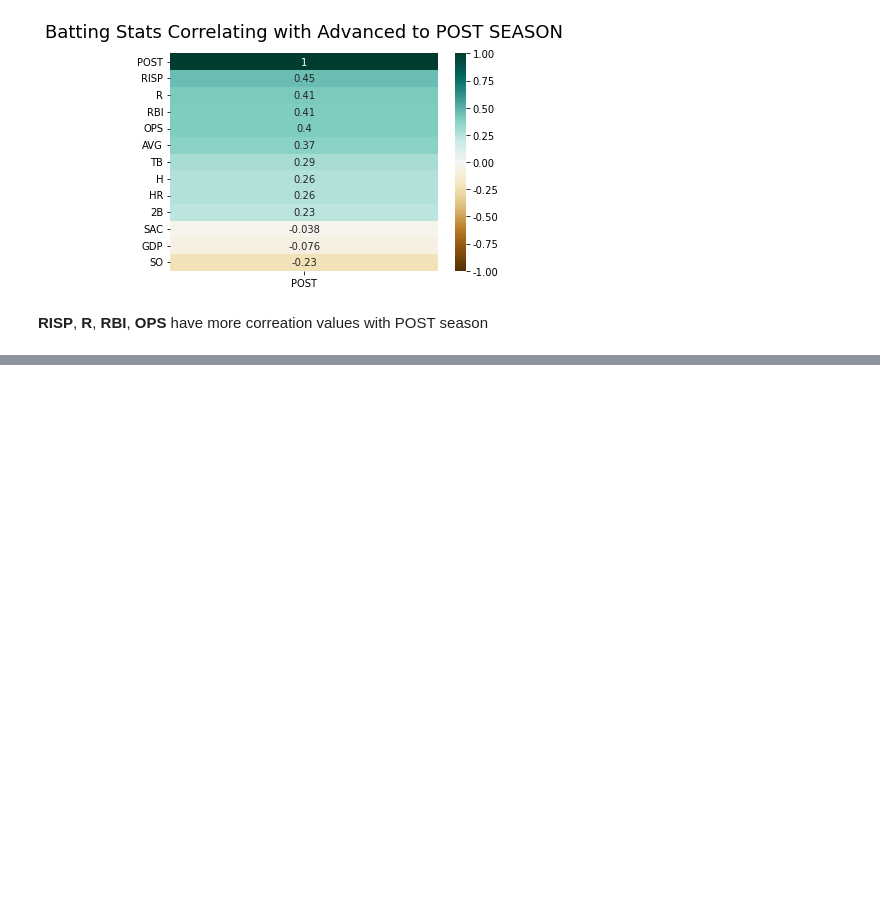
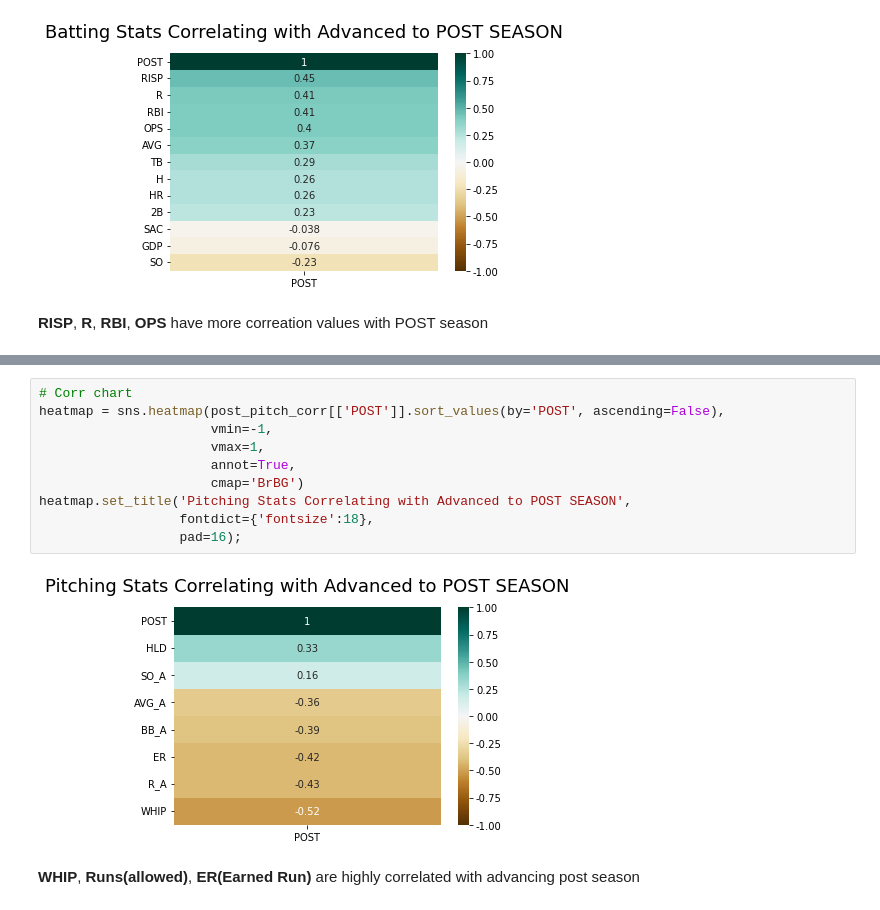
Before and after one commit to Teosoft7/predict_kbo, a Jupyter notebook: eda_team_stats.ipynb, the cells around one changed output, grey strips where cells are left out. Drawn from its saved outputs; the diff is of its cells as text; blank space fills up the shorter version.

```diff
--- a/eda_team_stats.ipynb
+++ b/eda_team_stats.ipynb
@@ -246,0 +294,14 @@ heatmap.set_title('Batting Stats Correlating with Advanced to POST SEASON',
+# %%
+# Corr chart
+heatmap = sns.heatmap(post_pitch_corr[['POST']].sort_values(by='POST', ascending=False),
+                      vmin=-1,
+                      vmax=1,
+                      annot=True,
+                      cmap='BrBG')
+heatmap.set_title('Pitching Stats Correlating with Advanced to POST SEASON',
+                  fontdict={'fontsize':18},
+                  pad=16);
+# %% [output]
+[figure, added]
+# %% [markdown]
+**WHIP**, **Runs(allowed)**, **ER(Earned Run)** are highly correlated with advancing post season
```
Also changed, not shown: parts of 7 cells of this notebook.
